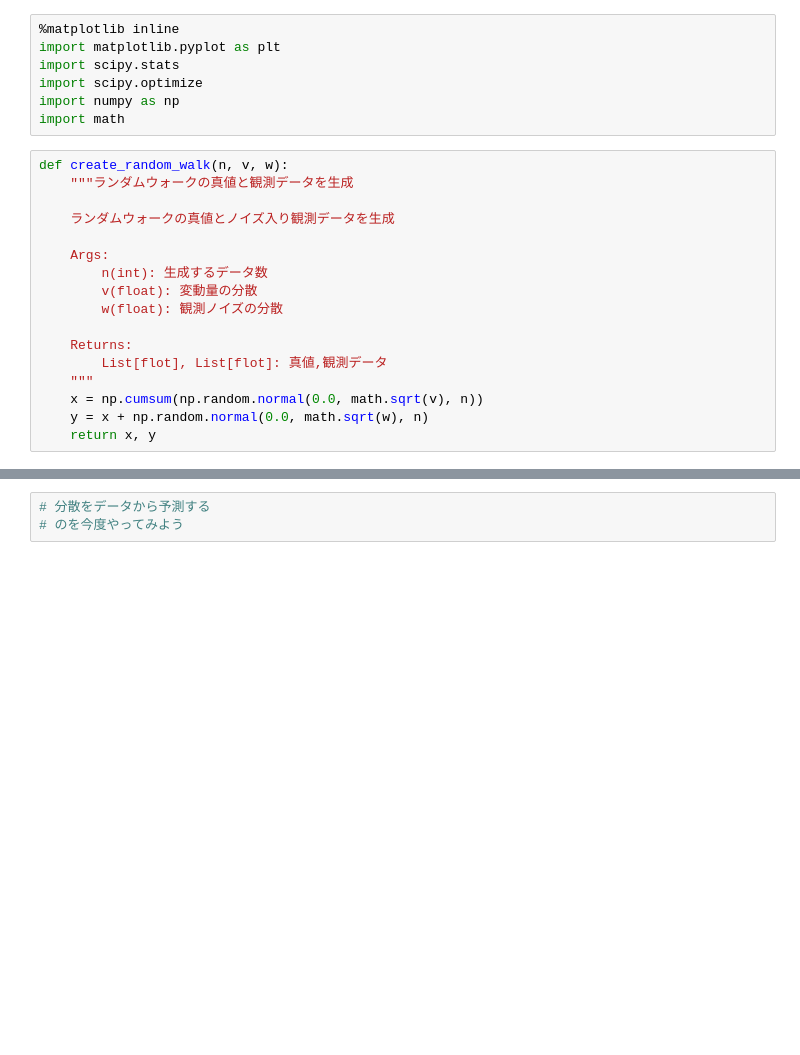
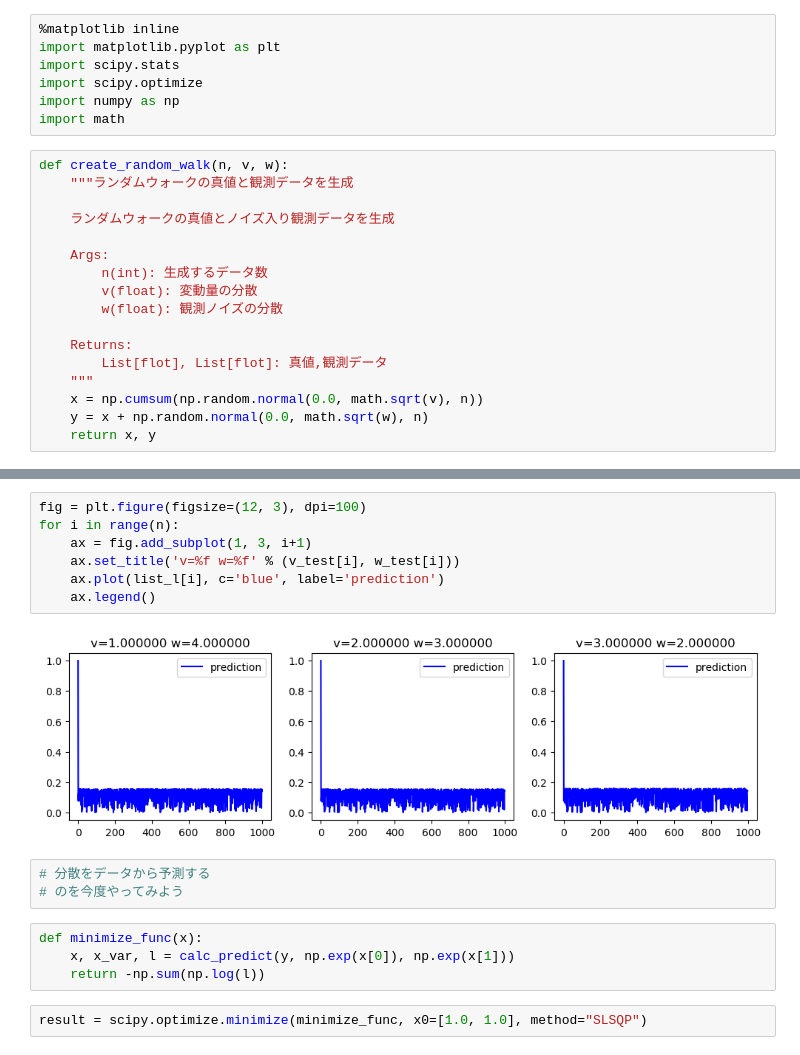
Before and after one commit to ryuz/training, a Jupyter notebook: digital_filter/LocalLevelModel.ipynb, the cells around one changed output, grey strips where cells are left out. Cells and saved outputs as stored; diff of their text form; blank space fills up the shorter version.

```diff
--- a/digital_filter/LocalLevelModel.ipynb
+++ b/digital_filter/LocalLevelModel.ipynb
@@ -92,3 +113,18 @@ plt.plot(y, c='green')
+# %%
+fig = plt.figure(figsize=(12, 3), dpi=100)
+for i in range(n):
+    ax = fig.add_subplot(1, 3, i+1)
+    ax.set_title('v=%f w=%f' % (v_test[i], w_test[i]))
+    ax.plot(list_l[i], c='blue', label='prediction')
+    ax.legend()
+# %% [output]
+[figure, added]
 # %%
 # 分散をデータから予測する
 # のを今度やってみよう
+# %%
+def minimize_func(x):
+    x, x_var, l = calc_predict(y, np.exp(x[0]), np.exp(x[1]))
+    return -np.sum(np.log(l))
+# %%
+result = scipy.optimize.minimize(minimize_func, x0=[1.0, 1.0], method="SLSQP")
```
Also changed, not shown: parts of 11 cells of this notebook.
